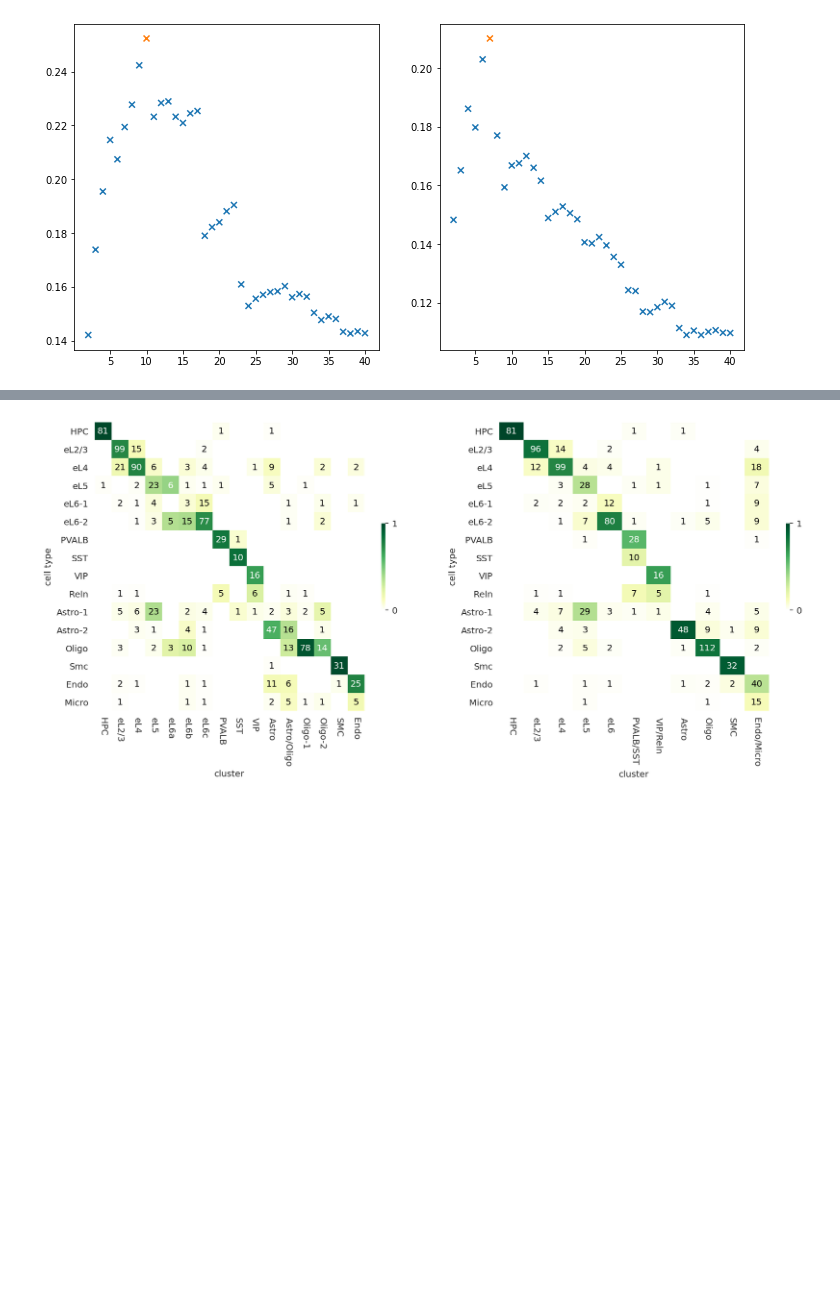
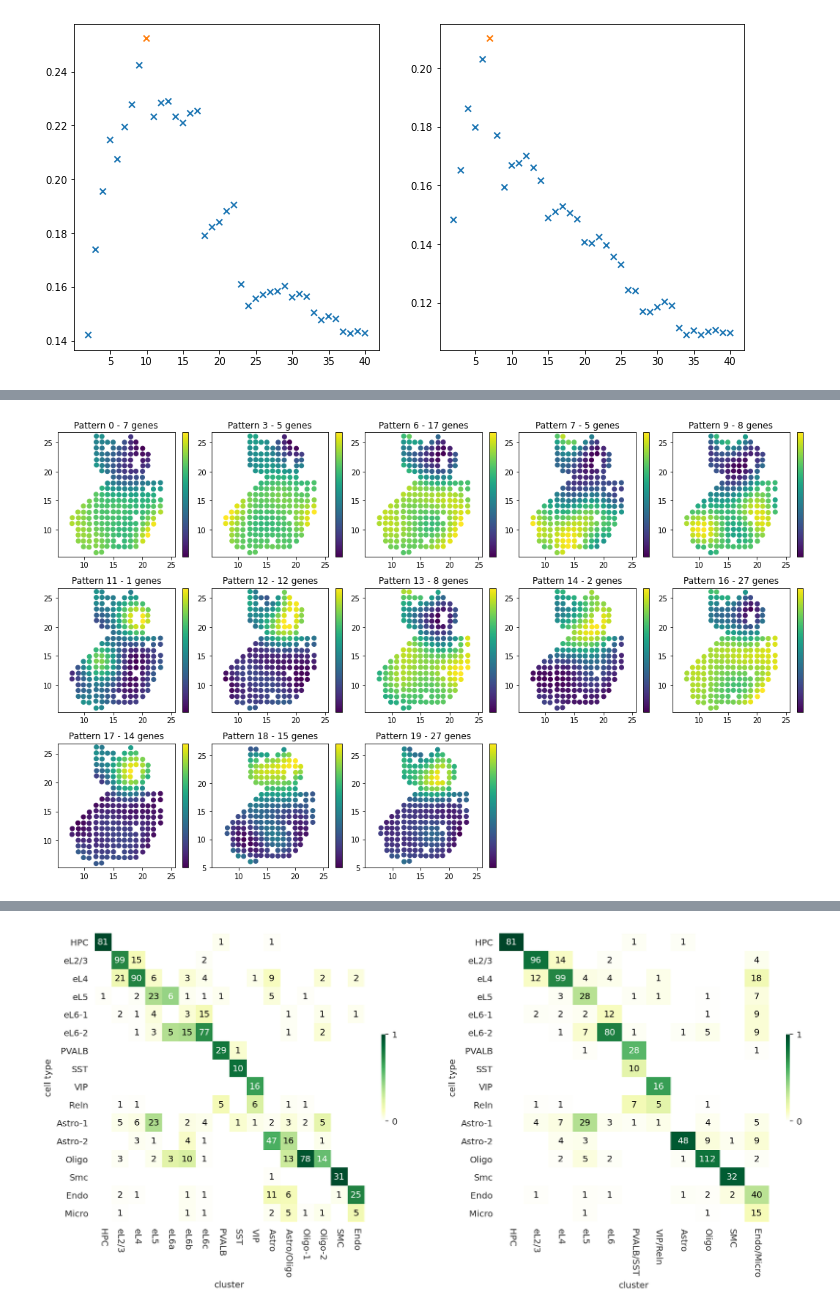
Before and after one commit to alam-shahul/popari, a Jupyter notebook: SpiceMix/analyze_results.ipynb, the cells around one changed output, grey strips where cells are left out. Saved outputs shown, nothing was run; the diff lists cells and outputs as text; code cells hidden in the pictures; blank space fills up the shorter version.

```diff
--- a/SpiceMix/analyze_results.ipynb
+++ b/SpiceMix/analyze_results.ipynb
@@ -136,0 +134,21 @@ plt.show()
+# %%
+histology_results = pd.read_csv(f"../../../spatial_de_test/results/{timepoint}/histology_results_{sample}.tsv", sep="\t", index_col=0)
+patterns = pd.read_csv(f"../../../spatial_de_test/results/{timepoint}/patterns_{sample}.tsv", sep="\t", index_col=0)
+coordinates = pd.read_csv(f"../../../spatial_de_test/results/{timepoint}/coordinates_{sample}.tsv", sep="\t", index_col=0)
+# %%
+valid_patterns = np.unique(histology_results["pattern"].values)
+# %%
+plot_height = np.sqrt(len(valid_patterns)).astype(int)
+plot_width = len(valid_patterns) // plot_height + 1
+plt.figure(figsize=(plot_width * 3, plot_height * 3))
+for index, pattern in enumerate(valid_patterns):
+    pattern_string = str(pattern)
+
+    plt.subplot(plot_height, plot_width, index + 1)
+    plt.scatter(coordinates['new_x'], coordinates['new_y'], c=patterns[pattern_string]);
+    plt.axis('equal')
+    plt.title('Pattern {} - {} genes'.format(pattern, histology_results.query('pattern == @pattern').shape[0] ))
+    plt.colorbar(ticks=[])
+    plt.tight_layout(h_pad=1, w_pad=1)
+# %% [output]
+[figure, added]
```
Also changed, not shown: parts of 15 cells of this notebook, 2 other files.
